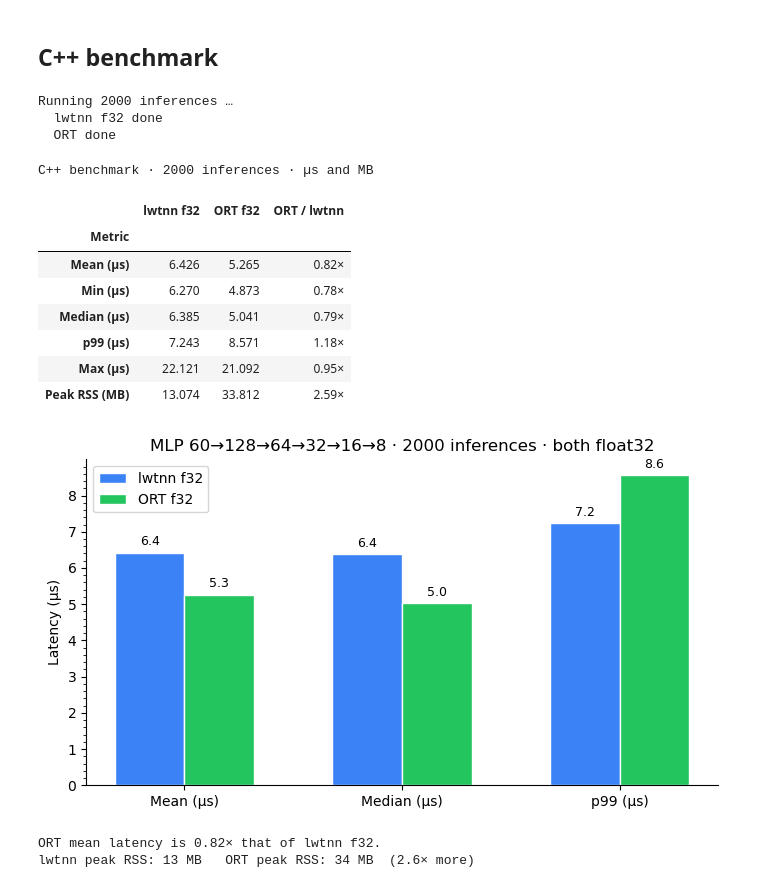
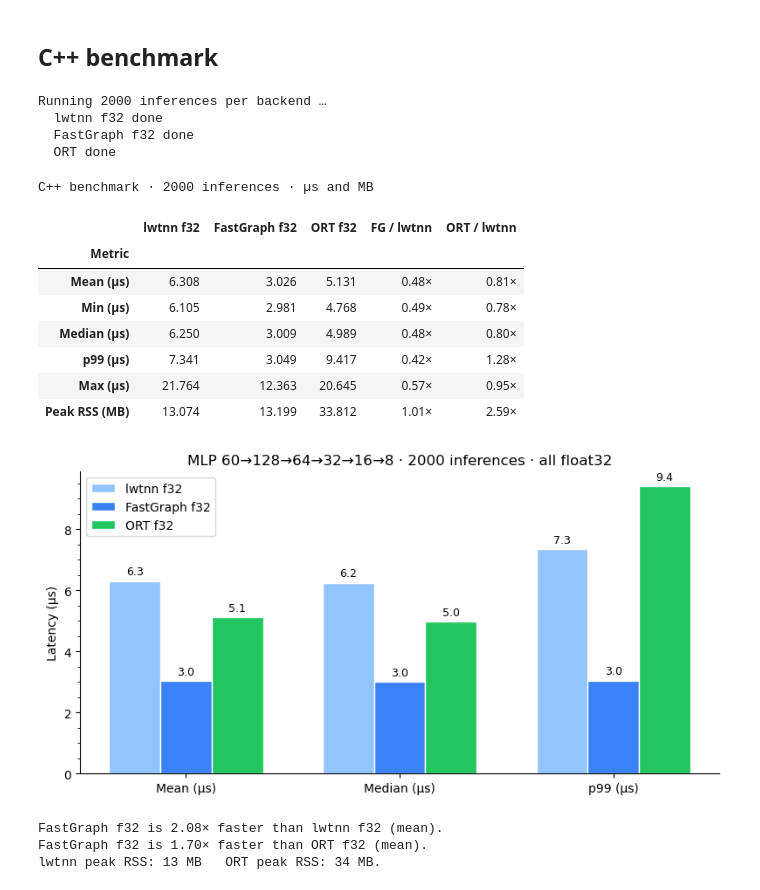
Before and after one commit to trahxam/lwtnn, a Jupyter notebook: notebooks/mlp_lwtnn_f32_vs_onnx.ipynb, the cells around one changed output. Drawn from its saved outputs; the diff is of its cells as text; code cells hidden in the pictures.

```diff
--- a/notebooks/mlp_lwtnn_f32_vs_onnx.ipynb
+++ b/notebooks/mlp_lwtnn_f32_vs_onnx.ipynb
@@ -124,9 +151,11 @@ Output correctness — all backends agree to < 1e-5
 # %% [markdown]
 ## C++ benchmark
 # %%
-print(f"Running {N_INFERENCES} inferences …")
-lwtnn_kv = run_bin(LWTNN_F32, json_path, "--n-inferences", N_INFERENCES)
+print(f"Running {N_INFERENCES} inferences per backend …")
+lwtnn_kv = run_bin(LWTNN_F32, json_path,  "--n-inferences", N_INFERENCES)
 print("  lwtnn f32 done")
+fg_kv    = run_bin(LWTNN_FG,  graph_path, "--n-inferences", N_INFERENCES)
+print("  FastGraph f32 done")
 ort_kv   = run_bin(ORT_BIN, onnx_path, "--n-inferences", N_INFERENCES, "--n-inputs", MLP_LAYERS[0])
 print("  ORT done")
 
@@ -142,63 +171,74 @@ KEYS = [
 rows = []
 for key, label in KEYS:
     lv = float(lwtnn_kv.get(key, "nan"))
+    fv = float(fg_kv.get(key,    "nan"))
     ov = float(ort_kv.get(key,   "nan"))
     if key == "peak_rss_kb":
-        lv /= 1024; ov /= 1024
-    rows.append({"Metric": label, "lwtnn f32": lv, "ORT f32": ov,
+        lv /= 1024; fv /= 1024; ov /= 1024
+    rows.append({"Metric": label,
+                 "lwtnn f32": lv, "FastGraph f32": fv, "ORT f32": ov,
+                 "FG / lwtnn":  fv / lv if lv else float("nan"),
                  "ORT / lwtnn": ov / lv if lv else float("nan")})
 
 bench_df = pd.DataFrame(rows).set_index("Metric")
 display(bench_df.style
-    .format({"lwtnn f32": "{:.3f}", "ORT f32": "{:.3f}", "ORT / lwtnn": "{:.2f}×"})
+    .format({"lwtnn f32":"{:.3f}","FastGraph f32":"{:.3f}","ORT f32":"{:.3f}",
+             "FG / lwtnn":"{:.2f}×","ORT / lwtnn":"{:.2f}×"})
     .set_caption(f"C++ benchmark · {N_INFERENCES} inferences · µs and MB")
-    .highlight_min(axis=1, subset=["lwtnn f32", "ORT f32"], props="font-weight:bold"))
+    .highlight_min(axis=1, subset=["lwtnn f32","FastGraph f32","ORT f32"],
+                   props="font-weight:bold"))
 # %% [output]
-Running 2000 inferences …
+Running 2000 inferences per backend …
   lwtnn f32 done
+  FastGraph f32 done
   ORT done
 C++ benchmark · 2000 inferences · µs and MB
-|  | lwtnn f32 | ORT f32 | ORT / lwtnn |
-| Metric |  |  |  |
-| Mean (µs) | 6.426 | 5.265 | 0.82× |
-| Min (µs) | 6.270 | 4.873 | 0.78× |
-| Median (µs) | 6.385 | 5.041 | 0.79× |
-| p99 (µs) | 7.243 | 8.571 | 1.18× |
-| Max (µs) | 22.121 | 21.092 | 0.95× |
-| Peak RSS (MB) | 13.074 | 33.812 | 2.59× |
+|  | lwtnn f32 | FastGraph f32 | ORT f32 | FG / lwtnn | ORT / lwtnn |
+| Metric |  |  |  |  |  |
+| Mean (µs) | 6.308 | 3.026 | 5.131 | 0.48× | 0.81× |
+| Min (µs) | 6.105 | 2.981 | 4.768 | 0.49× | 0.78× |
+| Median (µs) | 6.250 | 3.009 | 4.989 | 0.48× | 0.80× |
+| p99 (µs) | 7.341 | 3.049 | 9.417 | 0.42× | 1.28× |
+| Max (µs) | 21.764 | 12.363 | 20.645 | 0.57× | 0.95× |
+| Peak RSS (MB) | 13.074 | 13.199 | 33.812 | 1.01× | 2.59× |
 # %%
 metrics_to_plot = ["Mean (µs)", "Median (µs)", "p99 (µs)"]
 x = np.arange(len(metrics_to_plot))
-w = 0.32
+w = 0.24
 
-lwtnn_vals = [bench_df.loc[m, "lwtnn f32"] for m in metrics_to_plot]
-ort_vals   = [bench_df.loc[m, "ORT f32"]   for m in metrics_to_plot]
+lwtnn_vals = [bench_df.loc[m, "lwtnn f32"]    for m in metrics_to_plot]
+fg_vals    = [bench_df.loc[m, "FastGraph f32"] for m in metrics_to_plot]
+ort_vals   = [bench_df.loc[m, "ORT f32"]       for m in metrics_to_plot]
 
-fig, ax = plt.subplots(figsize=(7, 4))
-b1 = ax.bar(x - w/2, lwtnn_vals, w, label="lwtnn f32", color="#3b82f6", edgecolor="white")
-b2 = ax.bar(x + w/2, ort_vals,   w, label="ORT f32",   color="#22c55e", edgecolor="white")
-ax.bar_label(b1, fmt="%.1f", padding=3, fontsize=9)
-ax.bar_label(b2, fmt="%.1f", padding=3, fontsize=9)
+fig, ax = plt.subplots(figsize=(8, 4.2))
+b1 = ax.bar(x - w,   lwtnn_vals, w, label="lwtnn f32",    color="#93c5fd", edgecolor="white")
+b2 = ax.bar(x,       fg_vals,    w, label="FastGraph f32", color="#3b82f6", edgecolor="white")
+b3 = ax.bar(x + w,   ort_vals,   w, label="ORT f32",       color="#22c55e", edgecolor="white")
+for bars in [b1, b2, b3]:
+    ax.bar_label(bars, fmt="%.1f", padding=3, fontsize=9)
 ax.set_xticks(x)
 ax.set_xticklabels(metrics_to_plot)
 ax.set_ylabel("Latency (µs)")
-ax.set_title(f"MLP 60→128→64→32→16→8 · {N_INFERENCES} inferences · both float32")
+ax.set_title(f"MLP 60→128→64→32→16→8 · {N_INFERENCES} inferences · all float32")
 ax.legend()
 ax.spines[["top", "right"]].set_visible(False)
 ax.yaxis.set_minor_locator(mticker.AutoMinorLocator())
 plt.tight_layout()
 plt.show()
 
-mean_ratio = bench_df.loc["Mean (µs)", "ORT / lwtnn"]
+mean_lwtnn = bench_df.loc["Mean (µs)", "lwtnn f32"]
+mean_fg    = bench_df.loc["Mean (µs)", "FastGraph f32"]
+mean_ort   = bench_df.loc["Mean (µs)", "ORT f32"]
 rss_lwtnn  = bench_df.loc["Peak RSS (MB)", "lwtnn f32"]
 rss_ort    = bench_df.loc["Peak RSS (MB)", "ORT f32"]
-print(f"ORT mean latency is {mean_ratio:.2f}× that of lwtnn f32.")
-print(f"lwtnn peak RSS: {rss_lwtnn:.0f} MB   ORT peak RSS: {rss_ort:.0f} MB  "
-      f"({rss_ort/rss_lwtnn:.1f}× more)")
+print(f"FastGraph f32 is {mean_lwtnn/mean_fg:.2f}× faster than lwtnn f32 (mean).")
+print(f"FastGraph f32 is {mean_ort/mean_fg:.2f}× faster than ORT f32 (mean).")
+print(f"lwtnn peak RSS: {rss_lwtnn:.0f} MB   ORT peak RSS: {rss_ort:.0f} MB.")
 # %% [output]
-[figure, old version]
+[figure, new version]
-ORT mean latency is 0.82× that of lwtnn f32.
-lwtnn peak RSS: 13 MB   ORT peak RSS: 34 MB  (2.6× more)
+FastGraph f32 is 2.08× faster than lwtnn f32 (mean).
+FastGraph f32 is 1.70× faster than ORT f32 (mean).
+lwtnn peak RSS: 13 MB   ORT peak RSS: 34 MB.
 # %%
 import shutil
 shutil.rmtree(tmpdir, ignore_errors=True)
```
Also changed, not shown: parts of 5 cells of this notebook, 2 other files.
